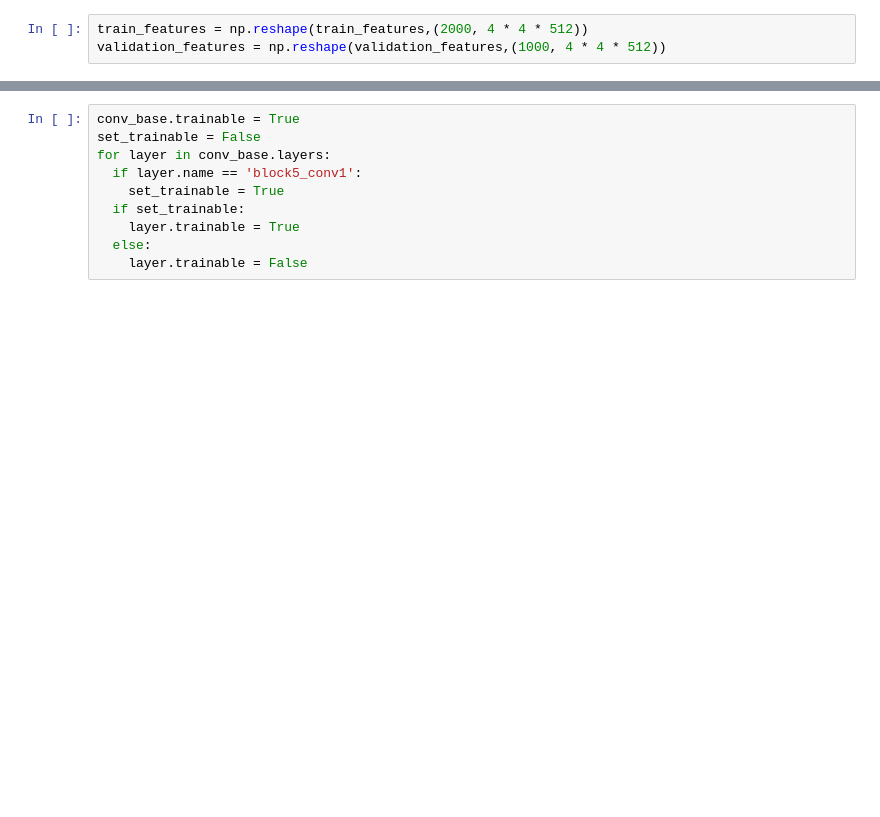
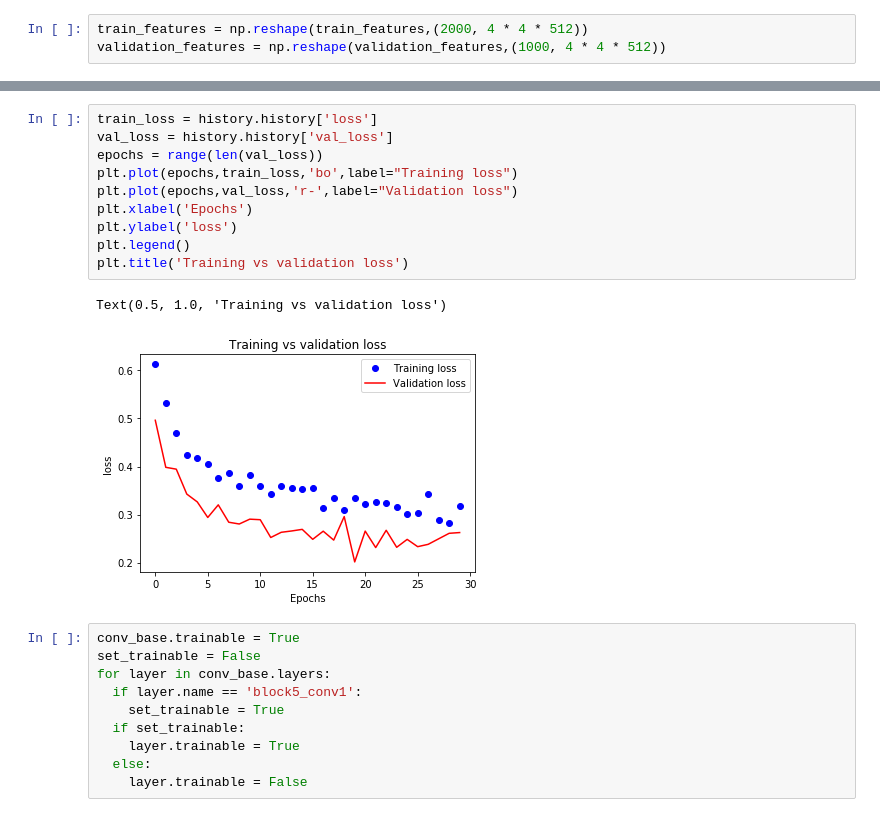
Before and after one commit to amamra-abdenour/Deep_Learning_Python, a Jupyter notebook: DeapLearning_7.ipynb, the cells around one changed output, grey strips where cells are left out. Drawn from its saved outputs; the diff is of its cells as text; blank space fills up the shorter version.

```diff
--- a/DeapLearning_7.ipynb
+++ b/DeapLearning_7.ipynb
@@ -371,3 +364,16 @@ Epoch 30/30
+# %%
+train_loss = history.history['loss']
+val_loss = history.history['val_loss']
+epochs = range(len(val_loss))
+plt.plot(epochs,train_loss,'bo',label="Training loss")
+plt.plot(epochs,val_loss,'r-',label="Validation loss")
+plt.xlabel('Epochs')
+plt.ylabel('loss')
+plt.legend()
+plt.title('Training vs validation loss')
+# %% [output]
+Text(0.5, 1.0, 'Training vs validation loss')
+[figure, added]
 # %%
 conv_base.trainable = True
 set_trainable = False
```
Also changed, not shown: parts of 45 cells of this notebook.
